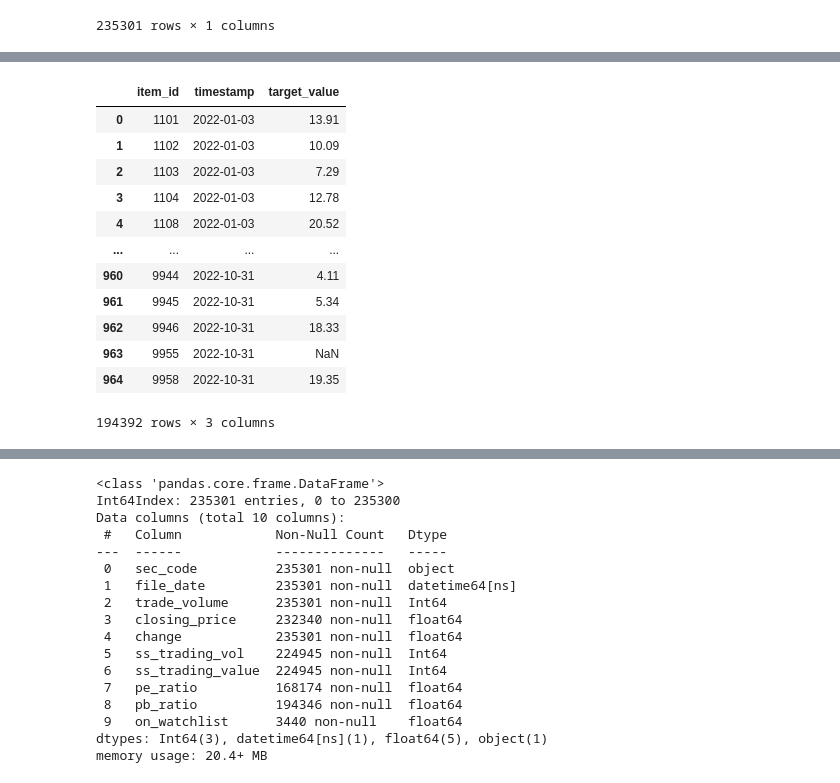
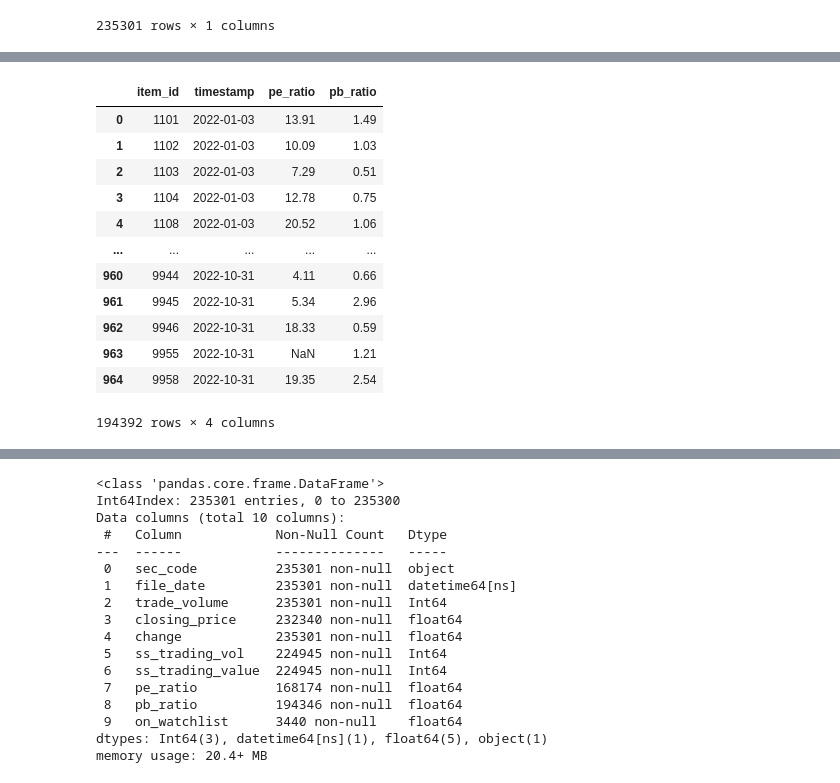
Before and after one commit to calebmcook/udacity-aws-machine-learning-nanodegree-capstone, a Jupyter notebook: 01-Data Import and Transformation.ipynb, the cells around one changed output, grey strips where cells are left out. Saved outputs shown, nothing was run; the diff lists cells and outputs as text; code cells hidden in the pictures.

```diff
--- a/01-Data Import and Transformation.ipynb
+++ b/01-Data Import and Transformation.ipynb
@@ -155,19 +159,19 @@ pe.rename(columns={'Security Code Clean':'item_id', 'P/E ratio': 'target_value',
-# %%
-pe
-# %% [output]
-|  | item_id | timestamp | target_value |
-| 0 | 1101 | 2022-01-03 | 13.91 |
-| 1 | 1102 | 2022-01-03 | 10.09 |
-| 2 | 1103 | 2022-01-03 | 7.29 |
-| 3 | 1104 | 2022-01-03 | 12.78 |
-| 4 | 1108 | 2022-01-03 | 20.52 |
-| ... | ... | ... | ... |
-| 960 | 9944 | 2022-10-31 | 4.11 |
-| 961 | 9945 | 2022-10-31 | 5.34 |
-| 962 | 9946 | 2022-10-31 | 18.33 |
-| 963 | 9955 | 2022-10-31 | NaN |
-| 964 | 9958 | 2022-10-31 | 19.35 |
-194392 rows × 3 columns
+# %%
+rat
+# %% [output]
+|  | item_id | timestamp | pe_ratio | pb_ratio |
+| 0 | 1101 | 2022-01-03 | 13.91 | 1.49 |
+| 1 | 1102 | 2022-01-03 | 10.09 | 1.03 |
+| 2 | 1103 | 2022-01-03 | 7.29 | 0.51 |
+| 3 | 1104 | 2022-01-03 | 12.78 | 0.75 |
+| 4 | 1108 | 2022-01-03 | 20.52 | 1.06 |
+| ... | ... | ... | ... | ... |
+| 960 | 9944 | 2022-10-31 | 4.11 | 0.66 |
+| 961 | 9945 | 2022-10-31 | 5.34 | 2.96 |
+| 962 | 9946 | 2022-10-31 | 18.33 | 0.59 |
+| 963 | 9955 | 2022-10-31 | NaN | 1.21 |
+| 964 | 9958 | 2022-10-31 | 19.35 | 2.54 |
+194392 rows × 4 columns
 # %%
 ss_vol.rename(columns={'Security Code Clean':'item_id',
                    'Trading Volume':'ss_trading_vol',
```
Also changed, not shown: parts of 23 cells of this notebook, 3 other files.
